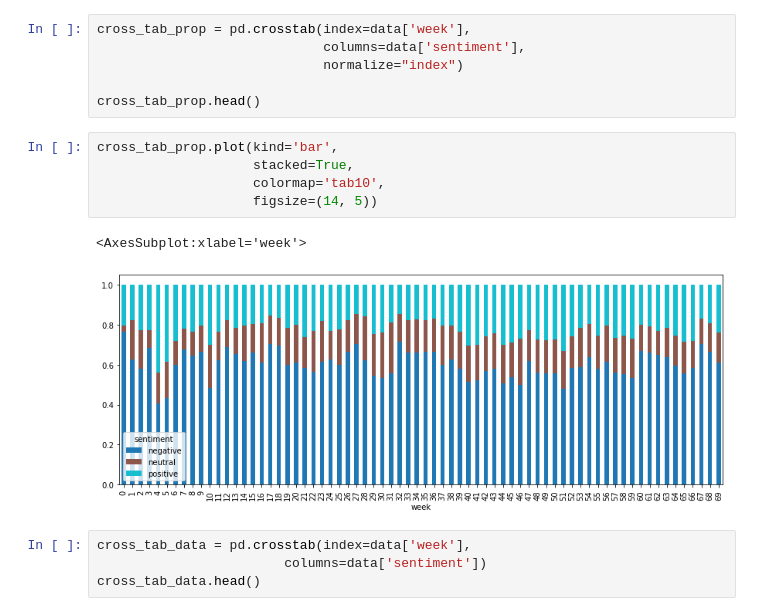
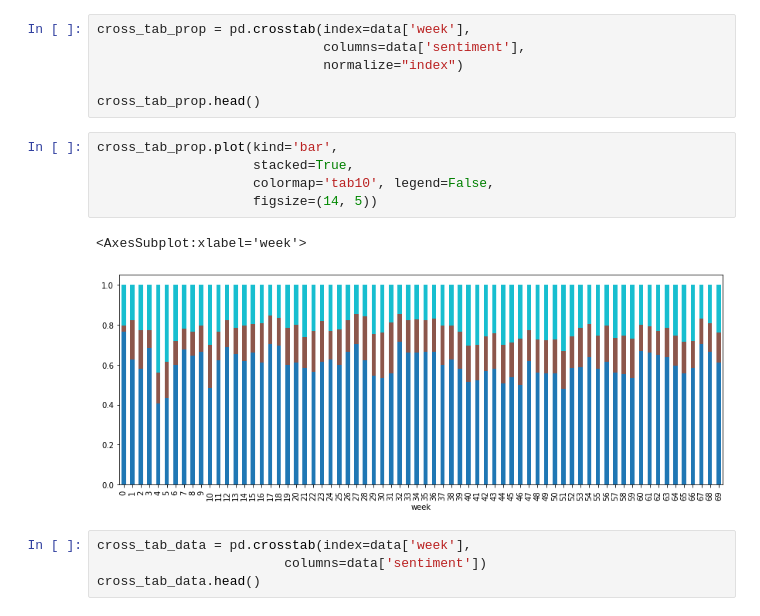
Before and after one commit to loopyQueen/RefugeeSentiment, a Jupyter notebook: nlpBert/loadingModel.ipynb, the cells around one changed output. Drawn from its saved outputs; the diff is of its cells as text.

Commit message:
had to take the legend off that last graphic

```diff
--- a/nlpBert/loadingModel.ipynb
+++ b/nlpBert/loadingModel.ipynb
@@ -285,11 +285,11 @@ cross_tab_prop.head()
 # %%
 cross_tab_prop.plot(kind='bar',
                     stacked=True,
-                    colormap='tab10',
+                    colormap='tab10', legend=False,
                     figsize=(14, 5))
 # %% [output]
 <AxesSubplot:xlabel='week'>
-[figure, old version]
+[figure, new version]
 # %%
 cross_tab_data = pd.crosstab(index=data['week'],
                         columns=data['sentiment'])
```
